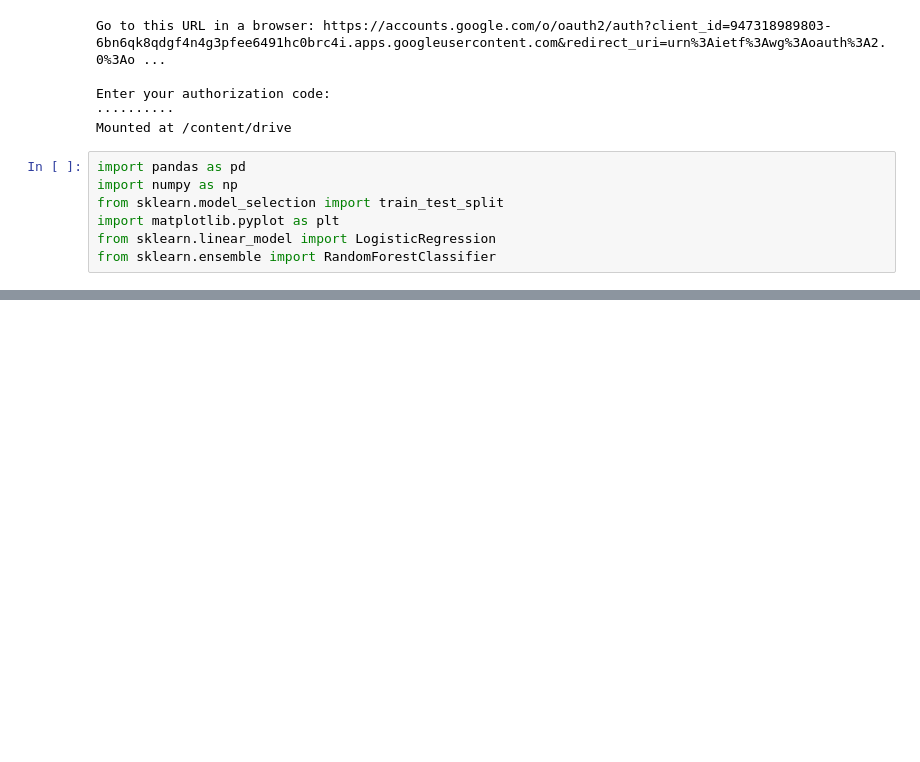
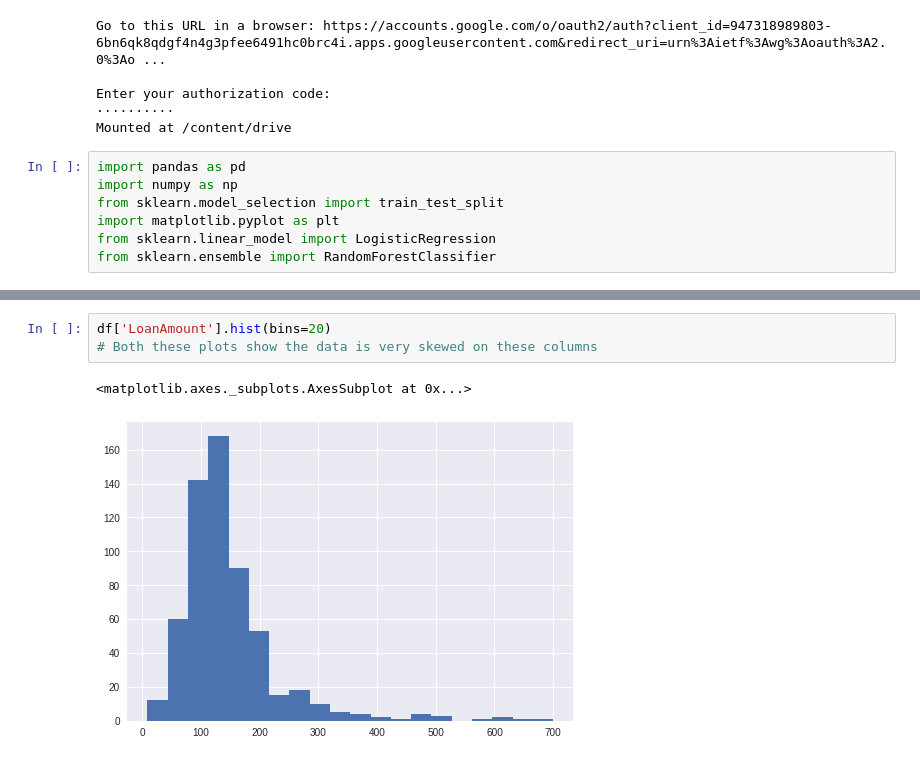
Before and after one commit to ss-pratapIIITB/Loan-Prediction, a Jupyter notebook: Loan_prediction_data.ipynb, the cells around one changed output, grey strips where cells are left out. Drawn from its saved outputs; the diff is of its cells as text; blank space fills up the shorter version.

```diff
--- a/Loan_prediction_data.ipynb
+++ b/Loan_prediction_data.ipynb
@@ -108,0 +93,6 @@ ValueError: ignored
+# %%
+df['LoanAmount'].hist(bins=20)
+# Both these plots show the data is very skewed on these columns
+# %% [output]
+<matplotlib.axes._subplots.AxesSubplot at 0x...>
+[figure, added]
```
Also changed, not shown: parts of 14 cells of this notebook.
